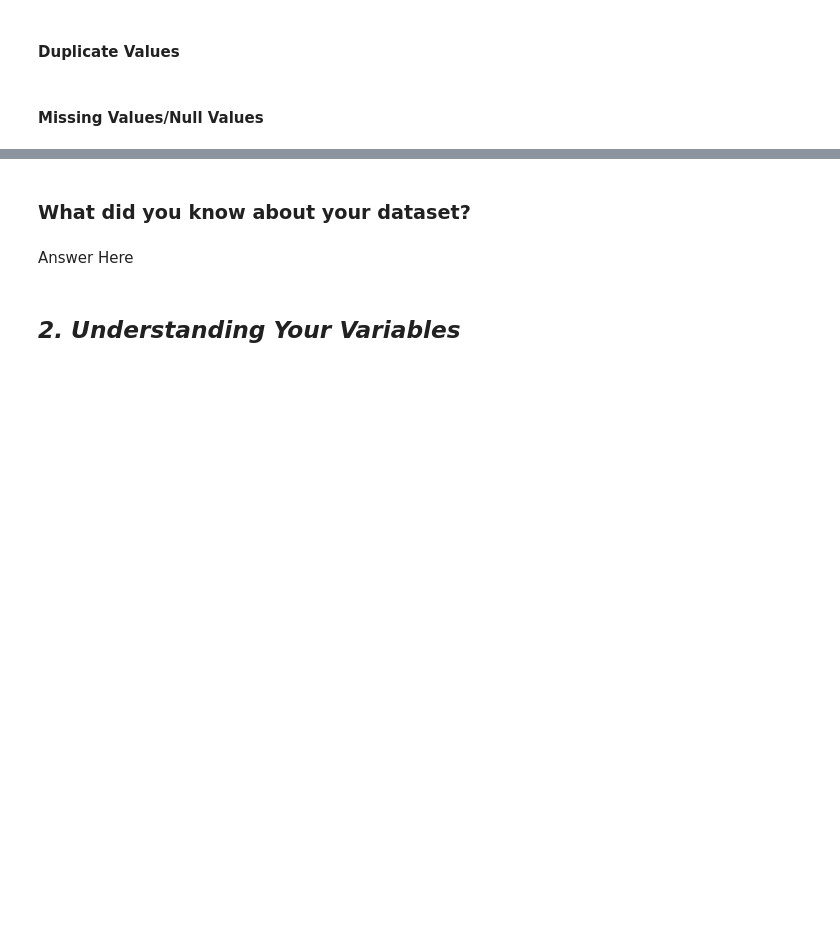
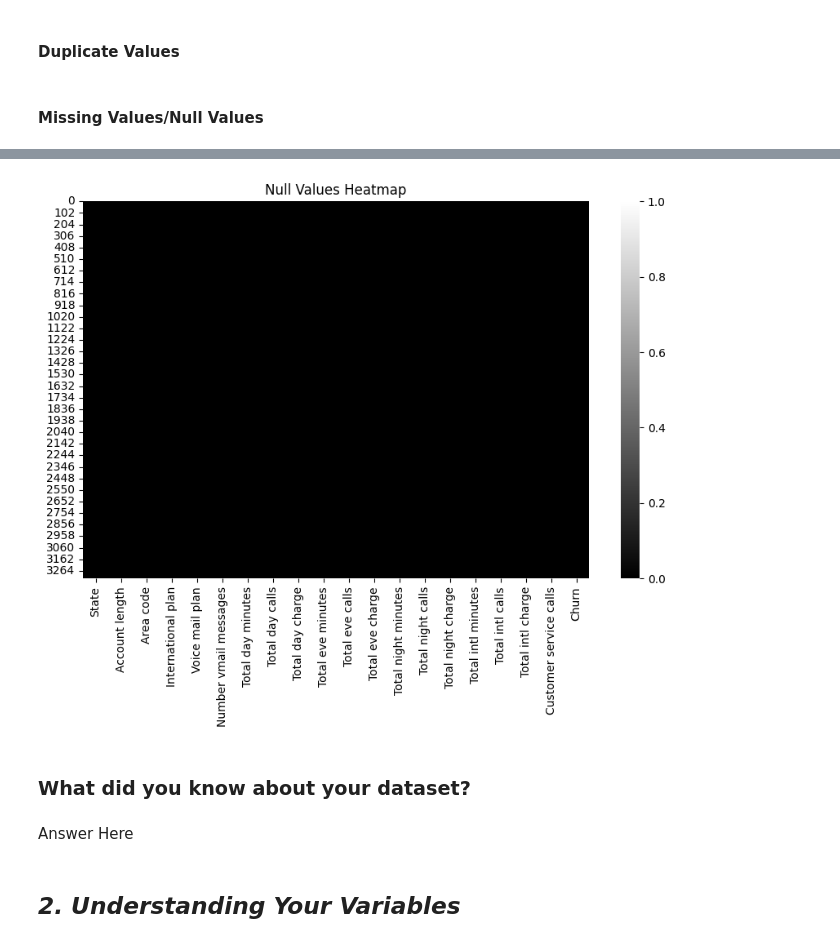
Before and after one commit to MayurMSD/telecom-churn-analysis, a Jupyter notebook: Customer_churn_Analysis_EDA_project.ipynb, the cells around one changed output, grey strips where cells are left out. Drawn from its saved outputs; the diff is of its cells as text; code cells hidden in the pictures; blank space fills up the shorter version.

Commit message:
Loaded data and created dataframe using pandas and removed duplicates and handeled and visualised null values

```diff
--- a/Customer_churn_Analysis_EDA_project.ipynb
+++ b/Customer_churn_Analysis_EDA_project.ipynb
@@ -93,6 +105,8 @@ M - Multivariate Analysis
 ### Dataset Loading
 # %%
 # Load Dataset
+
+df = pd.read_csv('/content/Telecom Churn.csv')
 # %% [markdown]
 ### Dataset First View
 # %%
@@ -109,6 +161,8 @@ M - Multivariate Analysis
 #### Duplicate Values
 # %%
 # Dataset Duplicate Value Count
+
+df.drop_duplicates(inplace=True)
 # %% [markdown]
 #### Missing Values/Null Values
 # %%
@@ -118,3 +190,14 @@ M - Multivariate Analysis
+# %%
+# Visualizing the missing values
+''' We will use heatmap to show null values as it is very easy to understand
+if there  WOULD HAVE BEEN NULL VALUES IT WOULD HAVE SHOWN WHITE small segment at corrosponding row and column'''
+
+plt.figure(figsize=(10, 6))
+sns.heatmap(df.isnull(), cmap='gray',vmin=0, vmax=1)
+plt.title('Null Values Heatmap')
+plt.show()
+# %% [output]
+[figure, added]
 # %% [markdown]
 ### What did you know about your dataset?
 # %% [markdown]
```
Also changed, not shown: parts of 12 cells of this notebook.
